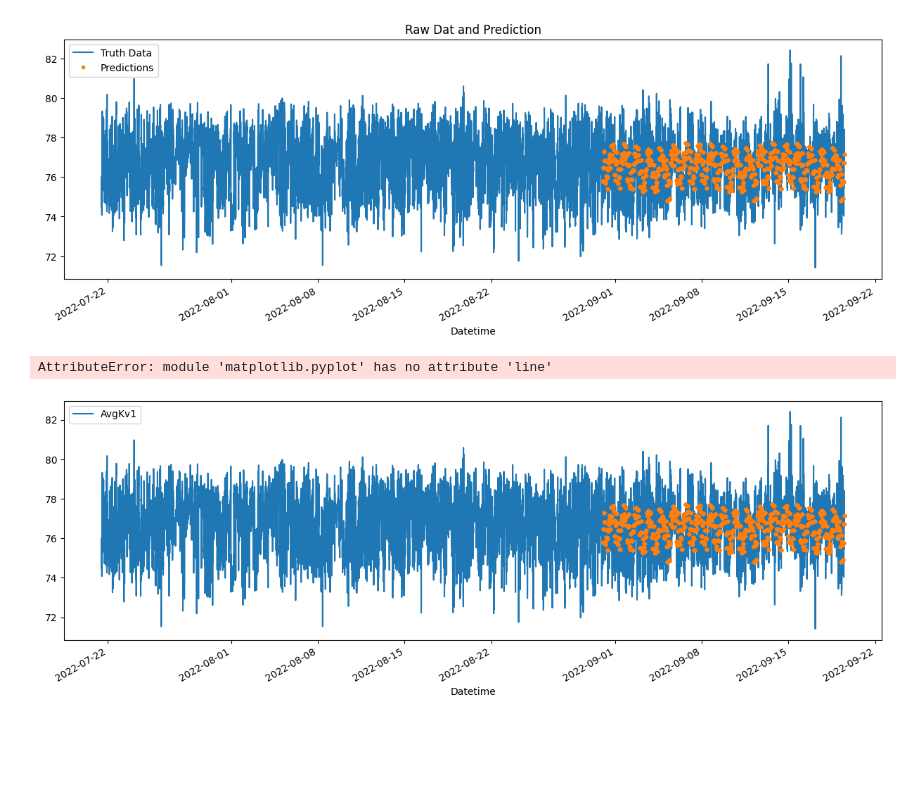
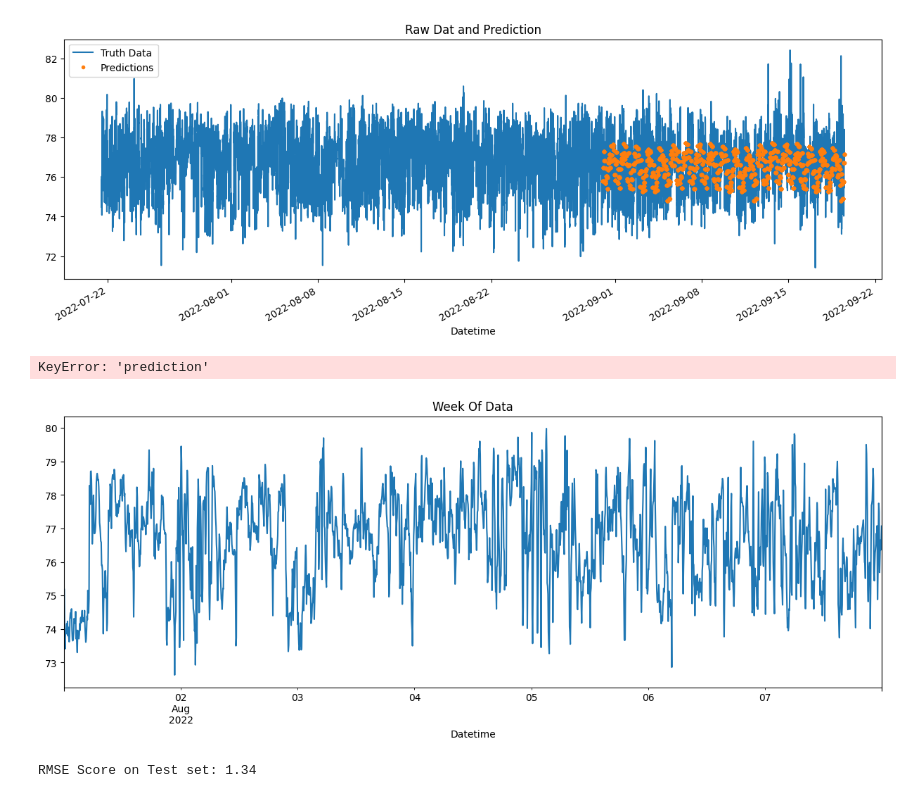
Before and after one commit to Winfry/PowerPredictionKe, a Jupyter notebook: RabaiPower.ipynb, the cells around one changed output. Saved outputs shown, nothing was run; the diff lists cells and outputs as text; code cells hidden in the pictures; blank space fills up the shorter version.

Commit message:
PowerPredictionKe

```diff
--- a/RabaiPower.ipynb
+++ b/RabaiPower.ipynb
@@ -333,12 +333,17 @@ plt.show()
 [figure]
 # %%
 test['prediction'] = reg.predict(X_test)
-df = dfr.merge(test[['prediction']], how='left', left_index=True, right_index=True)
-ax = dfr[['AvgKv1']].plot(figsize=(15, 5))
-df['prediction'].plot(ax=ax, style='.')
-plt.line(['Truth Data', 'Predictions'])
-ax.set_title('Raw Dat and Prediction')
+ax = dfr.loc[(dfr.index > '2022-08-01') & (dfr.index < '2022-08-08')]['AvgKv1'] \
+    .plot(figsize=(15, 5), title='Week Of Data')
+dfr.loc[(dfr.index > '2022-08-01') & (dfr.index < '2022-08-08')]['prediction'] \
+    .plot(style='.')
+plt.legend(['Truth Data','Prediction'])
 plt.show()
 # %% [output]
-AttributeError: module 'matplotlib.pyplot' has no attribute 'line'
+KeyError: 'prediction'
-[figure, old version]
+[figure, new version]
+# %%
+score = np.sqrt(mean_squared_error(test['AvgKv1'], test['prediction']))
+print(f'RMSE Score on Test set: {score:0.2f}')
+# %% [output]
+RMSE Score on Test set: 1.34
```
Also changed, not shown: parts of 1 cell of this notebook.
